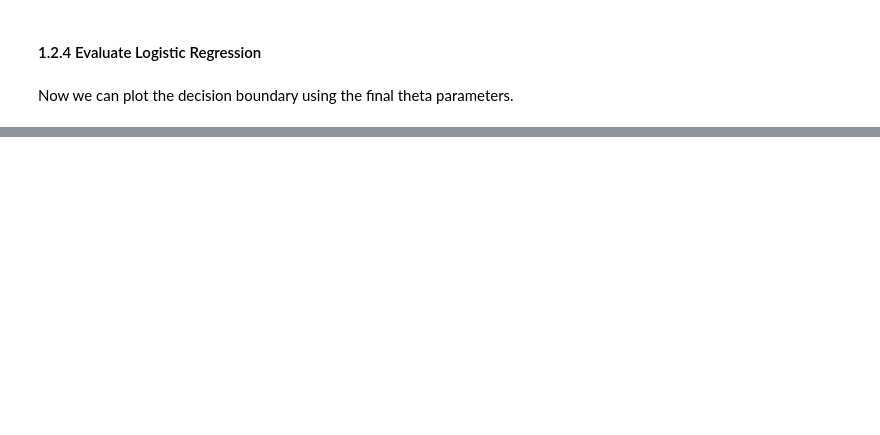
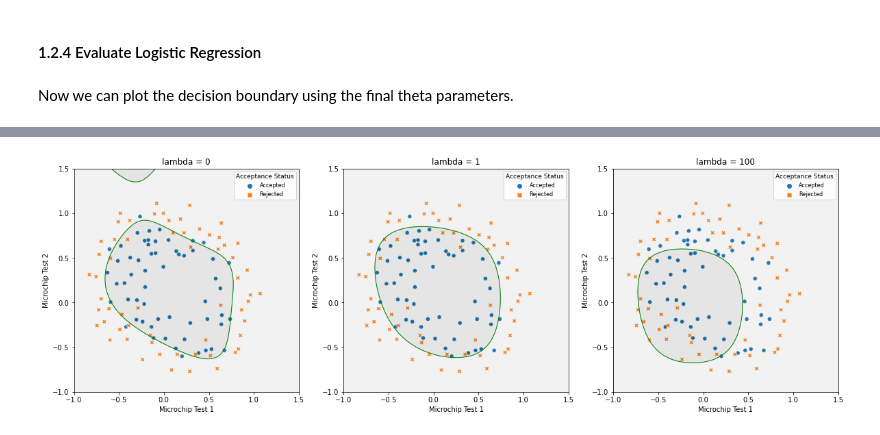
Before and after one commit to stemlock/Andrew_Ng_MachineLearningCourse, a Jupyter notebook: Week3_LogisticRegression/Programing Exercise 2 - Logistic Regression.ipynb, the cells around one changed output, grey strips where cells are left out. Saved outputs shown, nothing was run; the diff lists cells and outputs as text; code cells hidden in the pictures; blank space fills up the shorter version.

```diff
--- a/Week3_LogisticRegression/Programing Exercise 2 - Logistic Regression.ipynb
+++ b/Week3_LogisticRegression/Programing Exercise 2 - Logistic Regression.ipynb
@@ -195,0 +418,27 @@ weighted avg       0.89      0.89      0.89       100
+# %%
+# Set the list regularization parameters
+lambdas = [0, 1, 100]
+
+# Initialize the list of optimal thetas per lambda value
+opt_thetas = []
+
+# Run an optimizer for each value of lambda
+for lam in lambdas:
+    opt_thetas.append(optimize.minimize(reg_costandgrad, initial_theta,
+                                      (X1_mapped, y1, lam), jac = True, options=options).x)
+# %%
+# Create three subplots for each value of lambda (regularization parameter)
+fig3, ax3 = plt.subplots(1, 3, figsize=(20,6))
+
+# For each lambda, create the decision boundary plot using the returned theta vector
+for ax, lam, thetas in zip(ax3, lambdas, opt_thetas):
+
+    scatter = sns.scatterplot(ax=ax, x=X1[:,0], y=X1[:,1], style=y1_labels, hue=y1_labels, cmap='bright')
+    scatter.set(title=f"lambda = {lam}", xlabel="Microchip Test 1", ylabel = "Microchip Test 2")
+
+    legend = ax.legend(title='Acceptance Status', loc='upper right', fontsize=8)
+    legend.get_title().set_fontsize(9)
+
+    plot_decision_boundary(u, v, thetas, ax)
+# %% [output]
+[figure, added]
```
Also changed, not shown: parts of 36 cells of this notebook.
